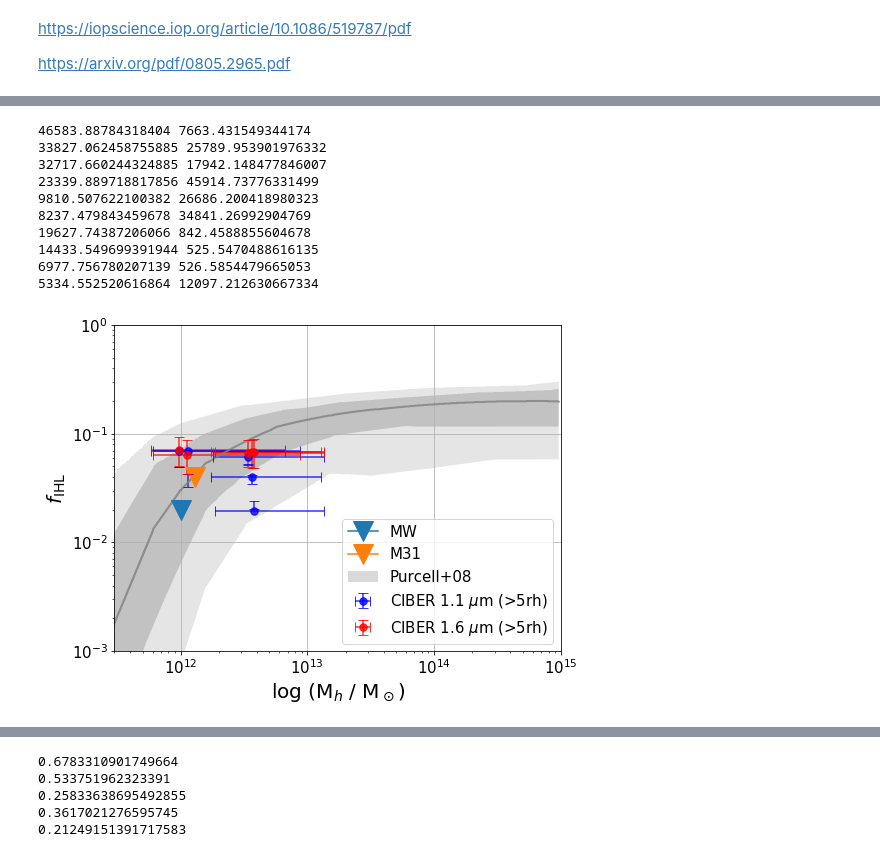
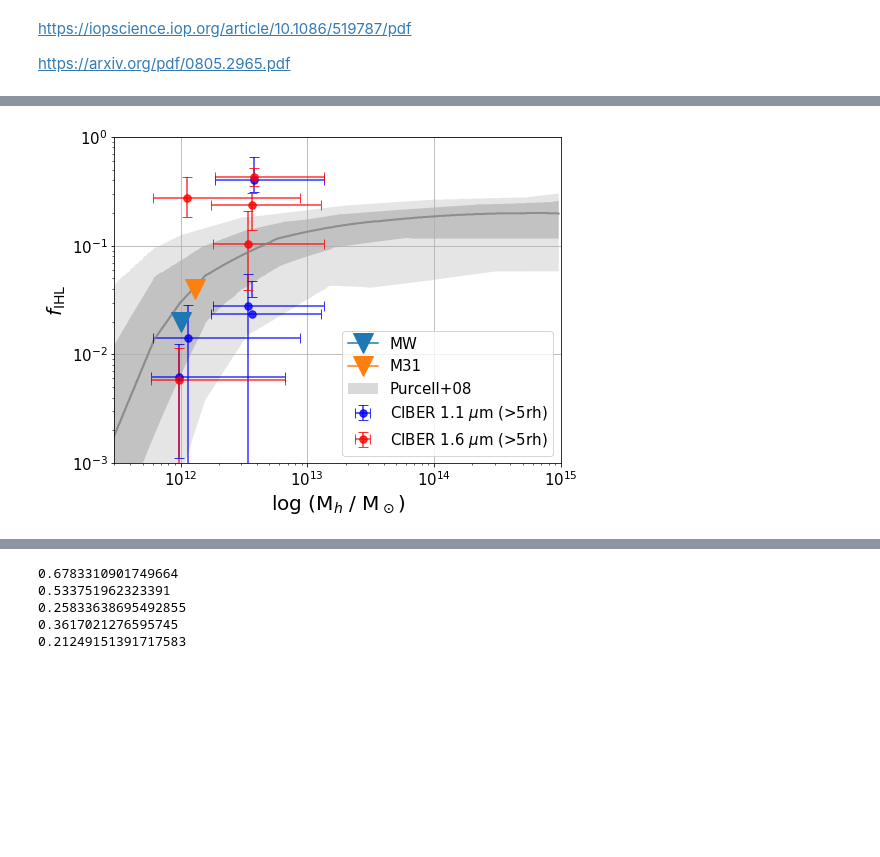
Before and after one commit to yuntingcheng/python_ciber, a Jupyter notebook: stack_modelfit/Untitled2.ipynb, the cells around one changed output, grey strips where cells are left out. Drawn from its saved outputs; the diff is of its cells as text; code cells hidden in the pictures; blank space fills up the shorter version.

```diff
--- a/stack_modelfit/Untitled2.ipynb
+++ b/stack_modelfit/Untitled2.ipynb
@@ -1003,75 +1120,68 @@ for i,c in enumerate(['#ff0000','#ff5f00','#ffaf87','#0000ff','#0087ff']):
         A2h_low =srcinfo[i]['A1h_low_'+str(inst)]
         A2h_high = srcinfo[i]['A1h_high_'+str(inst)]
 
-        galprofdat = gal_profile_model().Wang19_profile(r_arr, im, Re2=Re2)
-        p = galprofdat['I_arr']
         modelprof = param_fit.get_profexcess_model(Re2=Re2,
                                                    A1h=A1h,
                                                    A2h=A2h)
-        norm = modelprof['normg']/np.interp(param_fit.rbins[0],r_arr,p)
-        p *= norm
+        profgal = modelprof['profgal'] - modelprof['prof1h'] - modelprof['prof2h']
+        prof1h = modelprof['prof1h']
+        rbins = modelprof['rbins']
+        sp = np.where(profgal>0)[0]
+        profgal_interp = 10**np.interp(np.log10(r_arr),np.log10(rbins[sp]), np.log10(profgal[sp]))
+        prof1h_interp = 10**np.interp(np.log10(r_arr),np.log10(rbins), np.log10(prof1h))
+        Ltot = np.sum(profgal_interp*r_arr**2)+np.sum(prof1h_interp*r_arr**2)
+        L1h =  np.sum(prof1h_interp*r_arr**2)
 
-        galprofdat = gal_profile_model().Wang19_profile(r_arr, im, Re2=Re2_high)
-        p_high = galprofdat['I_arr']
+
         modelprof = param_fit.get_profexcess_model(Re2=Re2_low,
                                                    A1h=A1h_high,
                                                    A2h=A2h_high)
-        norm = modelprof['normg']/np.interp(param_fit.rbins[0],r_arr,p_high)
-        p_high *= norm
+        profgal = modelprof['profgal'] - modelprof['prof1h'] - modelprof['prof2h']
+        prof1h = modelprof['prof1h']
+        rbins = modelprof['rbins']
+        sp = np.where(profgal>0)[0]
+        profgal_interp = 10**np.interp(np.log10(r_arr),np.log10(rbins[sp]), np.log10(profgal[sp]))
+        prof1h_interp = 10**np.interp(np.log10(r_arr),np.log10(rbins), np.log10(prof1h))
+        Ltot_low = np.sum(profgal_interp*r_arr**2)+np.sum(prof1h_interp*r_arr**2)
+        L1h_low =  np.sum(prof1h_interp*r_arr**2)
 
-        galprofdat = gal_profile_model().Wang19_profile(r_arr, im, Re2=Re2_low)
-        p_low = galprofdat['I_arr']
         modelprof = param_fit.get_profexcess_model(Re2=Re2_high,
                                                    A1h=A1h_low,
                                                    A2h=A2h_low)
-        norm = modelprof['normg']/np.interp(param_fit.rbins[0],r_arr,p_low)
-        p_low *= norm
-
-        T1h = 10**np.interp(np.log10(r_arr),np.log10(srcinfo[i]['MC1h_rbins'+str(inst)]),
-                  np.log10(srcinfo[i]['MC1h_avg'+str(inst)]))
-        p1h = T1h * srcinfo[i]['A1h_'+str(inst)]
-        p1h_low = T1h * srcinfo[i]['A1h_low_'+str(inst)]
-        p1h_high = T1h * srcinfo[i]['A1h_high_'+str(inst)]
-
-        print(np.sum(p*r_arr**2), np.sum(p1h*r_arr**2))
-        idx_half = np.argmin(np.abs(np.cumsum(p*r_arr**2)/np.sum(p*r_arr**2) - 0.5))
-        sp = np.where((r_arr > 5*r_arr[idx_half]))[0]
+        profgal = modelprof['profgal'] - modelprof['prof1h'] - modelprof['prof2h']
+        prof1h = modelprof['prof1h']
+        rbins = modelprof['rbins']
+        sp = np.where(profgal>0)[0]
+        profgal_interp = 10**np.interp(np.log10(r_arr),np.log10(rbins[sp]), np.log10(profgal[sp]))
+        prof1h_interp = 10**np.interp(np.log10(r_arr),np.log10(rbins), np.log10(prof1h))
+        Ltot_high = np.sum(profgal_interp*r_arr**2)+np.sum(prof1h_interp*r_arr**2)
+        L1h_high =  np.sum(prof1h_interp*r_arr**2)
 
         if inst == 1:
-            f1 = np.sum(p[sp]*r_arr[sp]**2)/np.sum(p*r_arr**2 + p1h*r_arr**2)
-            f1_low = np.sum(p_low[sp]*r_arr[sp]**2)/np.sum(p_low*r_arr**2 + p1h_low*r_arr**2)
-            f1_high = np.sum(p_high[sp]*r_arr[sp]**2)/np.sum(p_high*r_arr**2 + p1h_high*r_arr**2)
+            f1 = L1h/Ltot
+            f1_low = L1h_low/Ltot_low
+            f1_high = L1h_high/Ltot_high
             ax.errorbar([Mh*1.001], [f1], xerr=[[Mh-Mh_low],[Mh_high-Mh]],
-                           yerr=[[f1 - f1_high],[f1_low - f1]], alpha=0.8,
+                           yerr=[[f1_high - f1],[f1 - f1_low]], alpha=0.8,
                             fmt='.',capsize=5, markersize=15, c='b', label = r'CIBER 1.1 $\mu$m (>5rh)')
         else:
-            f2 = np.sum(p[sp]*r_arr[sp]**2)/np.sum(p*r_arr**2)
-            f2_low = np.sum(p_low[sp]*r_arr[sp]**2)/np.sum(p_low*r_arr**2)
-            f2_high = np.sum(p_high[sp]*r_arr[sp]**2)/np.sum(p_high*r_arr**2)
+            f2 = L1h/Ltot
+            f2_low = L1h_low/Ltot_low
+            f2_high = L1h_high/Ltot_high
             ax.errorbar([Mh*0.999], [f2], xerr=[[Mh-Mh_low],[Mh_high-Mh]],
-                           yerr=[[f2 - f2_high],[f2_low - f2]], alpha=0.8,
+                           yerr=[[f2_high - f2],[f2 - f2_low]], alpha=0.8,
                             fmt='.',capsize=5, markersize=15, c='r', label = r'CIBER 1.6 $\mu$m (>5rh)')
 
     if i==0:
         ax.legend(fontsize=15)
 ax.set_ylim([1e-3,1])
 ax.set_xlim([3e11,1e15])
 ax.grid()
 ax.set_xlabel('log (M$_h$ / M$_\odot$)', fontsize=20)
 ax.set_ylabel(r"$f_{\rm IHL}$", fontsize=20)
 ax.tick_params(axis='x', labelsize=15)
 ax.tick_params(axis='y', labelsize=15)
-plt.savefig('plots/paperfig/fIHL.png',
-            dpi = 200, bbox_inches='tight')
+# plt.savefig('plots/paperfig/fIHL.png',
+#             dpi = 200, bbox_inches='tight')
 # %% [output]
-46583.88784318404 7663.431549344174
-33827.062458755885 25789.953901976332
-32717.660244324885 17942.148477846007
-23339.889718817856 45914.73776331499
-9810.507622100382 26686.200418980323
-8237.479843459678 34841.26992904769
-19627.74387206066 842.4588855604678
-14433.549699391944 525.5470488616135
-6977.756780207139 526.5854479665053
-5334.552520616864 12097.212630667334
-[figure, old version]
+[figure, new version]
```
Also changed, not shown: parts of 9 cells of this notebook, 6 other files.
